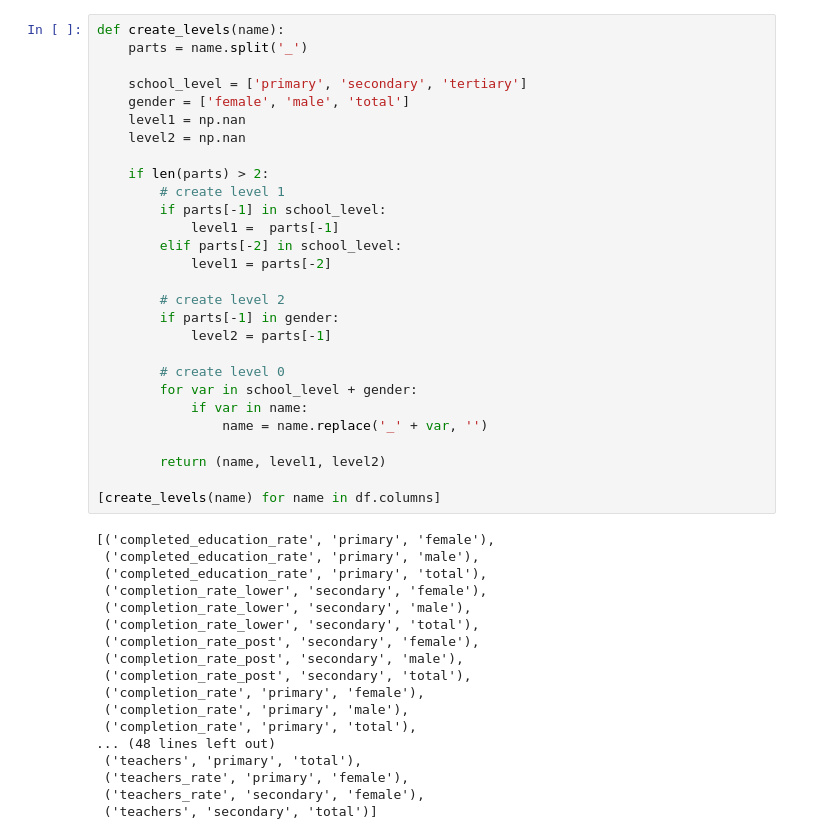
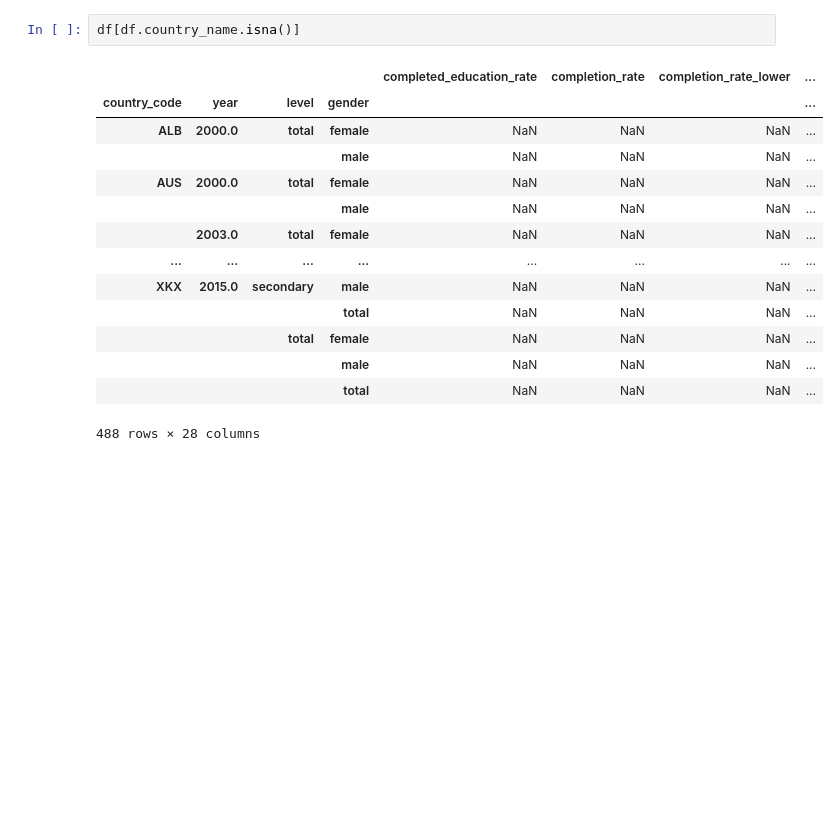
Before and after one commit to MarkusKiesel93/VisualDS_education_dashboard, a Jupyter notebook: profile.ipynb, the cells around one changed output. Drawn from its saved outputs; the diff is of its cells as text; blank space fills up the shorter version.

```diff
--- a/profile.ipynb
+++ b/profile.ipynb
@@ -31,46 +43,17 @@ df.head()
-# %%
-def create_levels(name):
-    parts = name.split('_')
-
-    school_level = ['primary', 'secondary', 'tertiary']
-    gender = ['female', 'male', 'total']
-    level1 = np.nan
-    level2 = np.nan
-
-    if len(parts) > 2:
-        # create level 1
-        if parts[-1] in school_level:
-            level1 =  parts[-1]
-        elif parts[-2] in school_level:
-            level1 = parts[-2]
-
-        # create level 2
-        if parts[-1] in gender:
-            level2 = parts[-1]
-
-        # create level 0
-        for var in school_level + gender:
-            if var in name:
-                name = name.replace('_' + var, '')
-
-        return (name, level1, level2)
-
-[create_levels(name) for name in df.columns]
-# %% [output]
-[('completed_education_rate', 'primary', 'female'),
- ('completed_education_rate', 'primary', 'male'),
- ('completed_education_rate', 'primary', 'total'),
- ('completion_rate_lower', 'secondary', 'female'),
- ('completion_rate_lower', 'secondary', 'male'),
- ('completion_rate_lower', 'secondary', 'total'),
- ('completion_rate_post', 'secondary', 'female'),
- ('completion_rate_post', 'secondary', 'male'),
- ('completion_rate_post', 'secondary', 'total'),
- ('completion_rate', 'primary', 'female'),
- ('completion_rate', 'primary', 'male'),
- ('completion_rate', 'primary', 'total'),
-... (48 lines left out)
- ('teachers', 'primary', 'total'),
- ('teachers_rate', 'primary', 'female'),
- ('teachers_rate', 'secondary', 'female'),
- ('teachers', 'secondary', 'total')]
+# %%
+df[df.country_name.isna()]
+# %% [output]
+|  |  |  |  | completed_education_rate | completion_rate | completion_rate_lower | ... |
+| country_code | year | level | gender |  |  |  | ... |
+| ALB | 2000.0 | total | female | NaN | NaN | NaN | ... |
+|  |  |  | male | NaN | NaN | NaN | ... |
+| AUS | 2000.0 | total | female | NaN | NaN | NaN | ... |
+|  |  |  | male | NaN | NaN | NaN | ... |
+|  | 2003.0 | total | female | NaN | NaN | NaN | ... |
+| ... | ... | ... | ... | ... | ... | ... | ... |
+| XKX | 2015.0 | secondary | male | NaN | NaN | NaN | ... |
+|  |  |  | total | NaN | NaN | NaN | ... |
+|  |  | total | female | NaN | NaN | NaN | ... |
+|  |  |  | male | NaN | NaN | NaN | ... |
+|  |  |  | total | NaN | NaN | NaN | ... |
+488 rows × 28 columns
```
Also changed, not shown: parts of 4 cells of this notebook, 3 other files.
